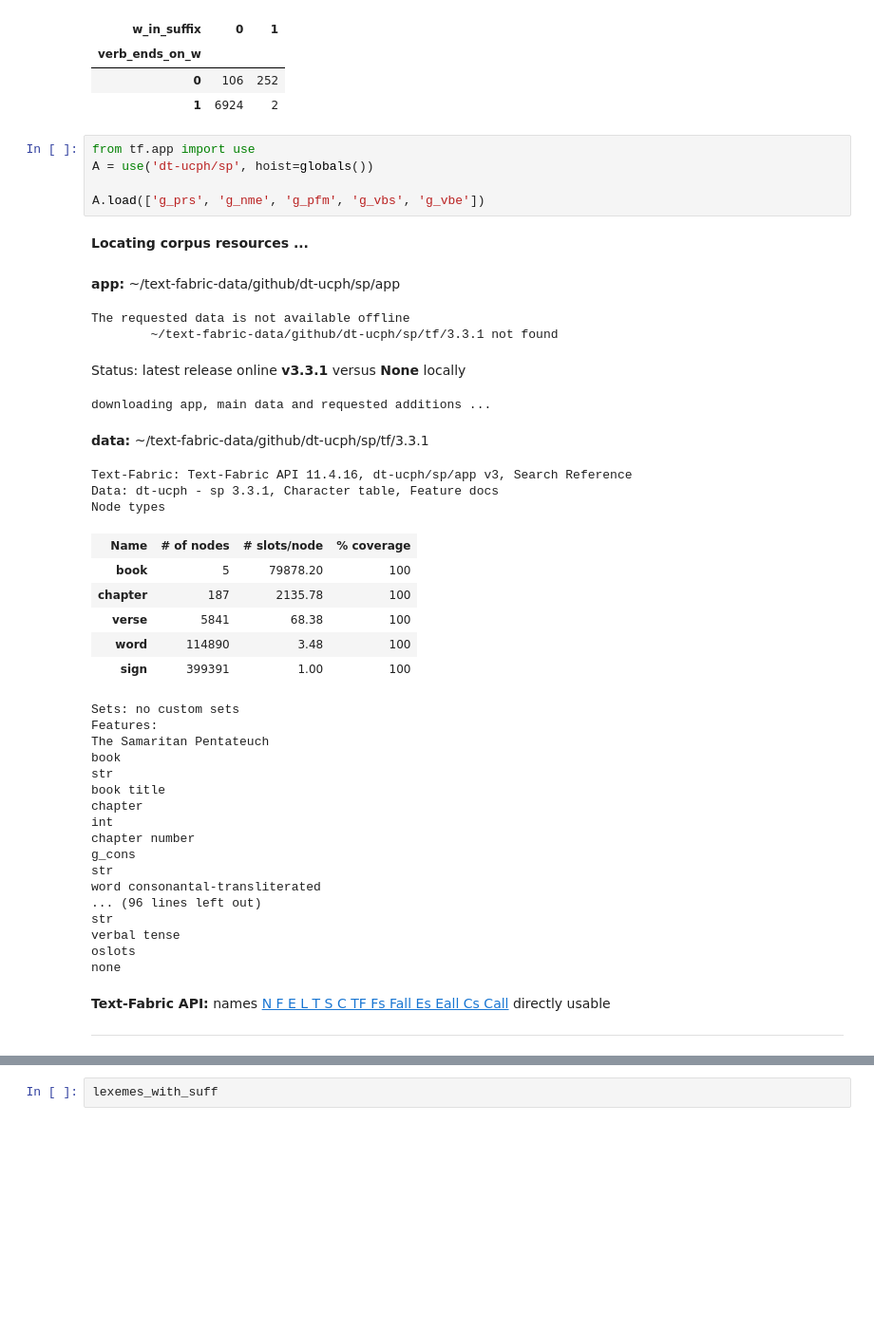
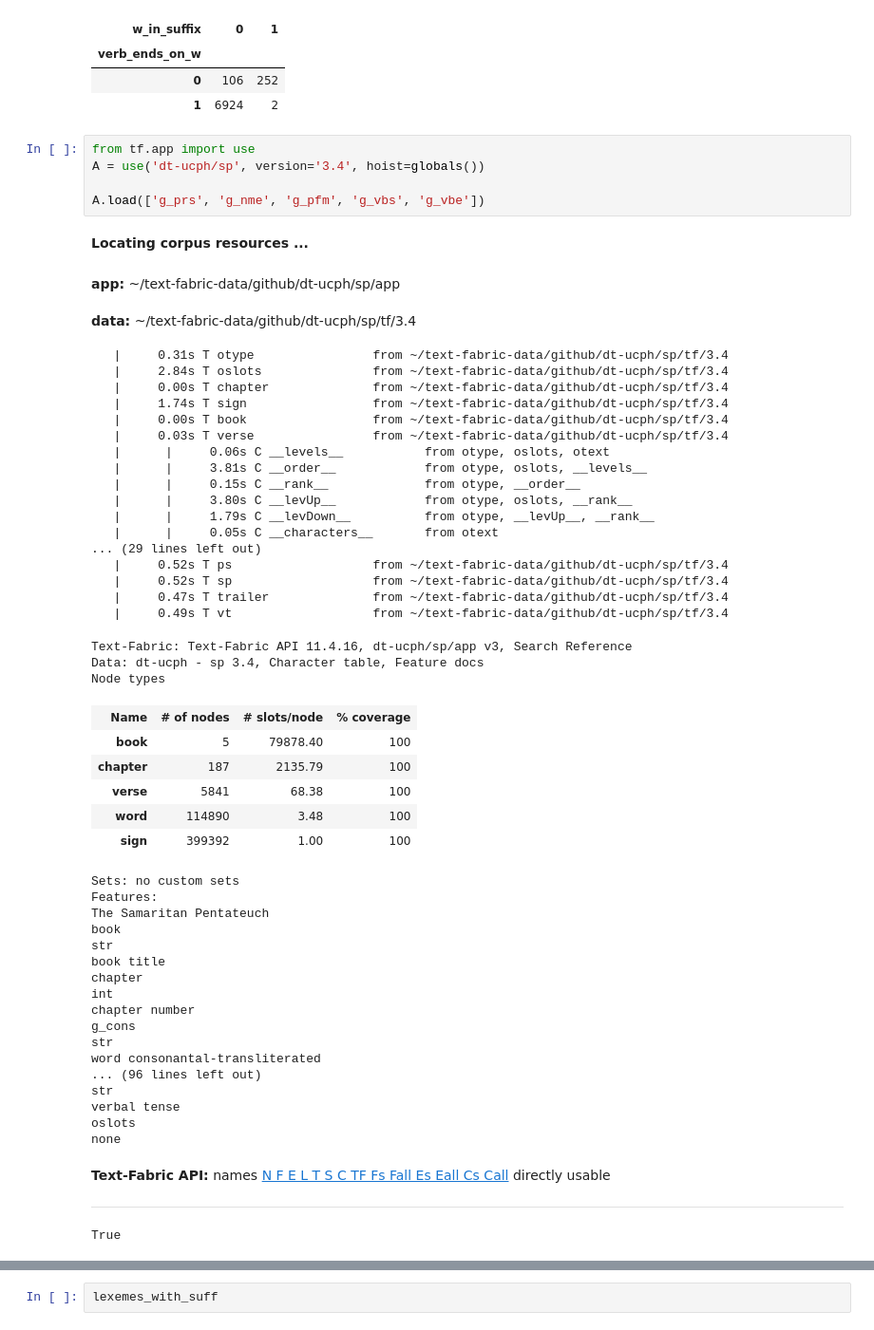
Before and after one commit to MartijnNaaijer/hebrew_spelling_variation, a Jupyter notebook: notebooks/plural_verbs.ipynb, the cells around one changed output, grey strips where cells are left out. Shown at 95% size. Saved outputs shown, nothing was run; the diff lists cells and outputs as text; blank space fills up the shorter version.

```diff
--- a/notebooks/plural_verbs.ipynb
+++ b/notebooks/plural_verbs.ipynb
@@ -171,41 +171,55 @@ pd.crosstab(dat.verb_ends_on_w, dat.w_in_suffix)
 | 1 | 6924 | 2 |
 # %%
 from tf.app import use
-A = use('dt-ucph/sp', hoist=globals())
+A = use('dt-ucph/sp', version='3.4', hoist=globals())
 
 A.load(['g_prs', 'g_nme', 'g_pfm', 'g_vbs', 'g_vbe'])
 # %% [output]
 **Locating corpus resources ...**
 app: ~/text-fabric-data/github/dt-ucph/sp/app
+data: ~/text-fabric-data/github/dt-ucph/sp/tf/3.4
-The requested data is not available offline
-        ~/text-fabric-data/github/dt-ucph/sp/tf/3.3.1 not found
+   |     0.31s T otype                from ~/text-fabric-data/github/dt-ucph/sp/tf/3.4
+   |     2.84s T oslots               from ~/text-fabric-data/github/dt-ucph/sp/tf/3.4
+   |     0.00s T chapter              from ~/text-fabric-data/github/dt-ucph/sp/tf/3.4
+   |     1.74s T sign                 from ~/text-fabric-data/github/dt-ucph/sp/tf/3.4
+   |     0.00s T book                 from ~/text-fabric-data/github/dt-ucph/sp/tf/3.4
+   |     0.03s T verse                from ~/text-fabric-data/github/dt-ucph/sp/tf/3.4
+   |      |     0.06s C __levels__           from otype, oslots, otext
+   |      |     3.81s C __order__            from otype, oslots, __levels__
+   |      |     0.15s C __rank__             from otype, __order__
+   |      |     3.80s C __levUp__            from otype, oslots, __rank__
+   |      |     1.79s C __levDown__          from otype, __levUp__, __rank__
+   |      |     0.05s C __characters__       from otext
+... (29 lines left out)
+   |     0.52s T ps                   from ~/text-fabric-data/github/dt-ucph/sp/tf/3.4
+   |     0.52s T sp                   from ~/text-fabric-data/github/dt-ucph/sp/tf/3.4
+   |     0.47s T trailer              from ~/text-fabric-data/github/dt-ucph/sp/tf/3.4
+   |     0.49s T vt                   from ~/text-fabric-data/github/dt-ucph/sp/tf/3.4
-Status: latest release online v3.3.1 versus None locally
-downloading app, main data and requested additions ...
+Text-Fabric: Text-Fabric API 11.4.16, dt-ucph/sp/app v3, Search Reference
+Data: dt-ucph - sp 3.4, Character table, Feature docs
+Node types
+| Name | # of nodes | # slots/node | % coverage |
+| book | 5 | 79878.40 | 100 |
+| chapter | 187 | 2135.79 | 100 |
+| verse | 5841 | 68.38 | 100 |
+| word | 114890 | 3.48 | 100 |
+| sign | 399392 | 1.00 | 100 |
+Sets: no custom sets
+Features:
+The Samaritan Pentateuch
+book
+str
+book title
+chapter
+int
+chapter number
+g_cons
+str
+word consonantal-transliterated
+... (96 lines left out)
+str
+verbal tense
+oslots
+none
-data: ~/text-fabric-data/github/dt-ucph/sp/tf/3.3.1
+Text-Fabric API: names N F E L T S C TF Fs Fall Es Eall Cs Call directly usable
-Text-Fabric: Text-Fabric API 11.4.16, dt-ucph/sp/app v3, Search Reference
-Data: dt-ucph - sp 3.3.1, Character table, Feature docs
-Node types
-| Name | # of nodes | # slots/node | % coverage |
-| book | 5 | 79878.20 | 100 |
-| chapter | 187 | 2135.78 | 100 |
-| verse | 5841 | 68.38 | 100 |
-| word | 114890 | 3.48 | 100 |
-| sign | 399391 | 1.00 | 100 |
-Sets: no custom sets
-Features:
-The Samaritan Pentateuch
-book
-str
-book title
-chapter
-int
-chapter number
-g_cons
-str
-word consonantal-transliterated
-... (96 lines left out)
-str
-verbal tense
-oslots
-none
+True
-Text-Fabric API: names N F E L T S C TF Fs Fall Es Eall Cs Call directly usable
```
Also changed, not shown: parts of 5 cells of this notebook, 3 other files.
